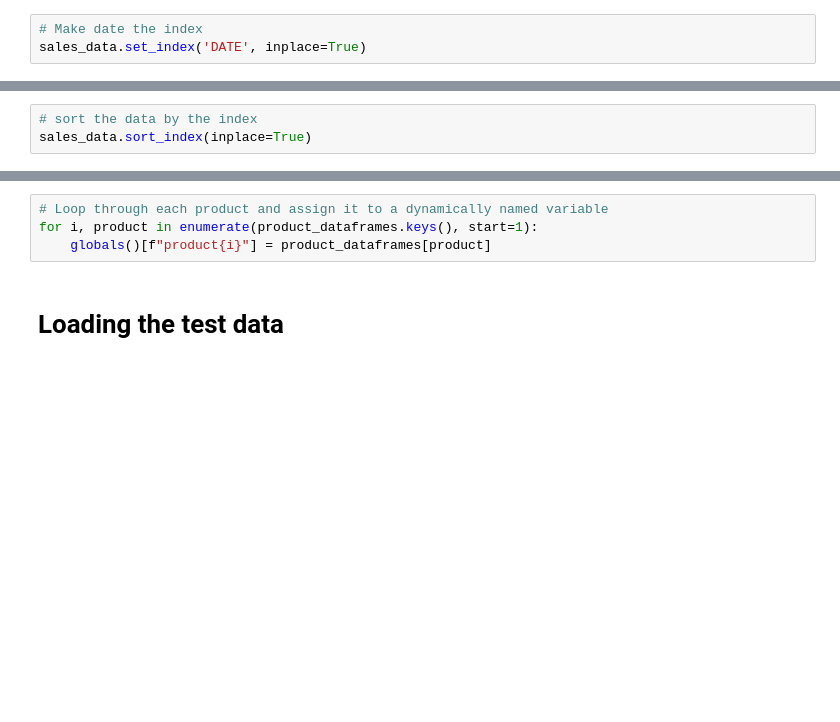
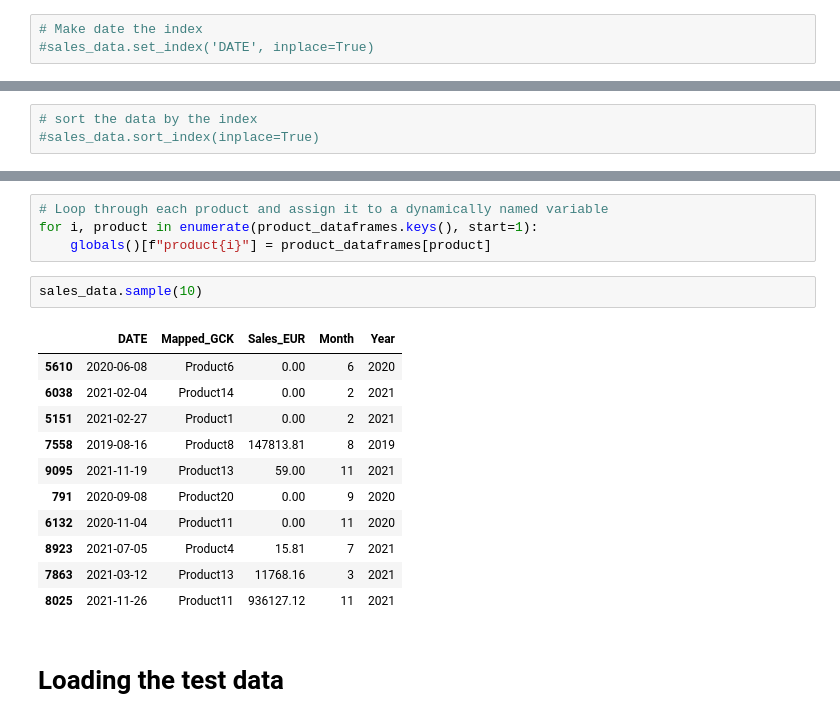
Before and after one commit to RubenCMarques/Case-2--Siemens-Sales-Forecast, a Jupyter notebook: Notebooks/Diogo_workspace.ipynb, the cells around one changed output, grey strips where cells are left out. Drawn from its saved outputs; the diff is of its cells as text; blank space fills up the shorter version.

```diff
--- a/Notebooks/Diogo_workspace.ipynb
+++ b/Notebooks/Diogo_workspace.ipynb
@@ -533,4 +533,4 @@ Name: count, dtype: int64
 ## Make DATE the index
 # %%
 # Make date the index
-sales_data.set_index('DATE', inplace=True)
+#sales_data.set_index('DATE', inplace=True)
@@ -557,6 +540,6 @@ sales_data.head(15)
 # %%
 # sort the data by the index
-sales_data.sort_index(inplace=True)
+#sales_data.sort_index(inplace=True)
 # %% [markdown]
 ## Identify major drivers for demand for the product groups
 
@@ -806,6 +812,20 @@ product_dataframes = {product: sales_data[sales_data['Mapped_GCK'] == product] f
 # Loop through each product and assign it to a dynamically named variable
 for i, product in enumerate(product_dataframes.keys(), start=1):
     globals()[f"product{i}"] = product_dataframes[product]
+# %%
+sales_data.sample(10)
+# %% [output]
+|  | DATE | Mapped_GCK | Sales_EUR | Month | Year |
+| 5610 | 2020-06-08 | Product6 | 0.00 | 6 | 2020 |
+| 6038 | 2021-02-04 | Product14 | 0.00 | 2 | 2021 |
+| 5151 | 2021-02-27 | Product1 | 0.00 | 2 | 2021 |
+| 7558 | 2019-08-16 | Product8 | 147813.81 | 8 | 2019 |
+| 9095 | 2021-11-19 | Product13 | 59.00 | 11 | 2021 |
+| 791 | 2020-09-08 | Product20 | 0.00 | 9 | 2020 |
+| 6132 | 2020-11-04 | Product11 | 0.00 | 11 | 2020 |
+| 8923 | 2021-07-05 | Product4 | 15.81 | 7 | 2021 |
+| 7863 | 2021-03-12 | Product13 | 11768.16 | 3 | 2021 |
+| 8025 | 2021-11-26 | Product11 | 936127.12 | 11 | 2021 |
 # %% [markdown]
 # Loading the test data
 # %%
```
Also changed, not shown: parts of 6 cells of this notebook.
